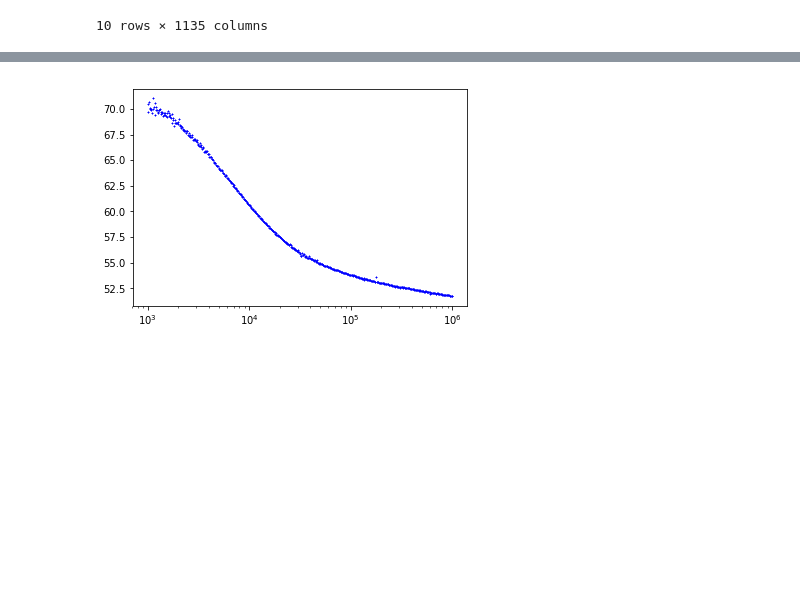
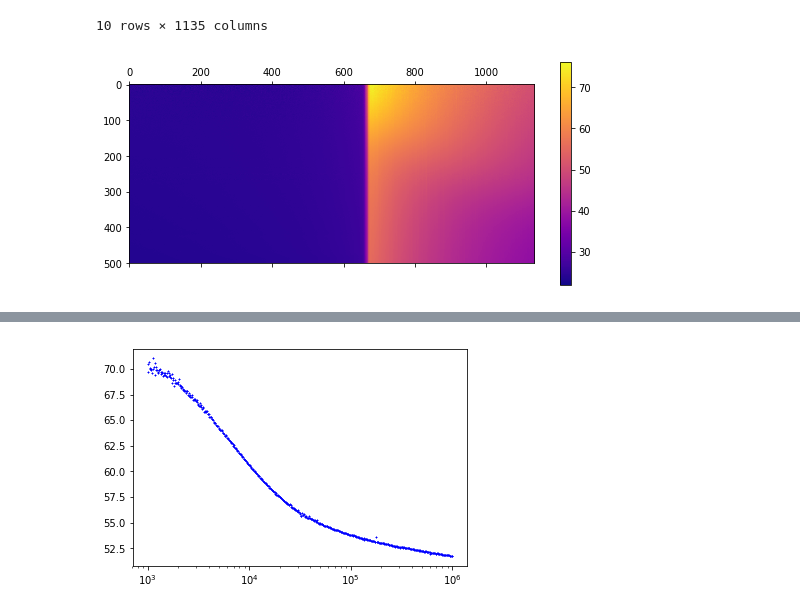
Before and after one commit to liuzipenguk/data-processing, a Jupyter notebook: Impedance- 3D plot-No 16 sample_2x42mm2_250um.ipynb, the cells around one changed output, grey strips where cells are left out. Saved outputs shown, nothing was run; the diff lists cells and outputs as text; code cells hidden in the pictures; blank space fills up the shorter version.

```diff
--- a/Impedance- 3D plot-No 16 sample_2x42mm2_250um.ipynb
+++ b/Impedance- 3D plot-No 16 sample_2x42mm2_250um.ipynb
@@ -169,6 +172,14 @@ dt.head(10)
 | 8 | 24.78921 | 24.63067 | 24.68930 | 24.48096 | 25.06430 | 25.05917 | 24.80771 | 24.81643 | 25.08515 | 25.48571 | ... | ... |
 | 9 | 24.74111 | 25.44390 | 25.12456 | 23.97367 | 23.91538 | 24.48388 | 24.65381 | 24.73422 | 24.56547 | 24.98569 | ... | ... |
 10 rows × 1135 columns
+# %%
+mpl.pyplot.matshow(dt,cmap='plasma')
+# plt.axis([58,70,0,10])
+plt.colorbar()
+# ax.set_xscale('log')
+plt.show()
+# %% [output]
+[figure, added]
 # %%
 dt.insert(0,'f',df['#4294A_Frequency'])
 dt.shape
```
Also changed, not shown: parts of 13 cells of this notebook.
